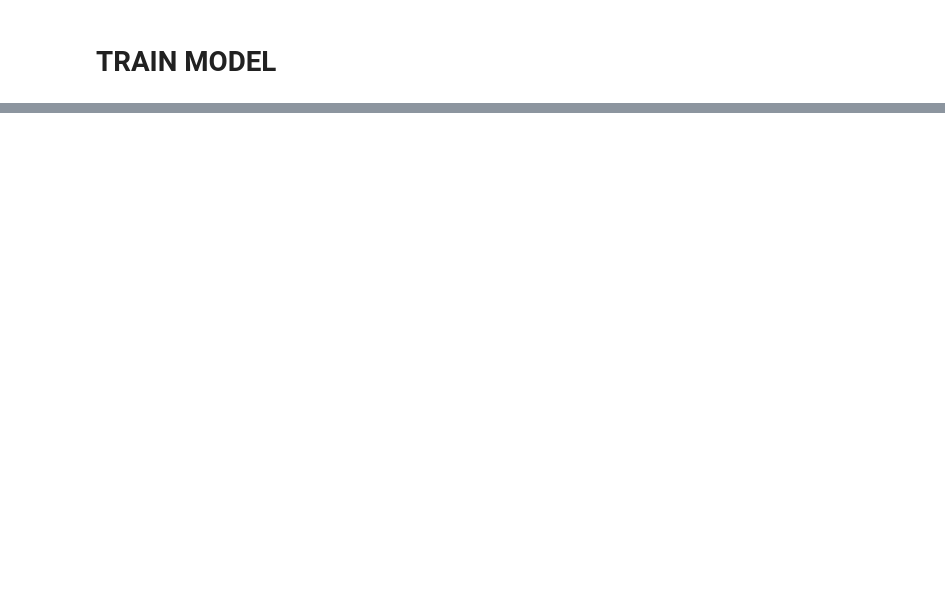
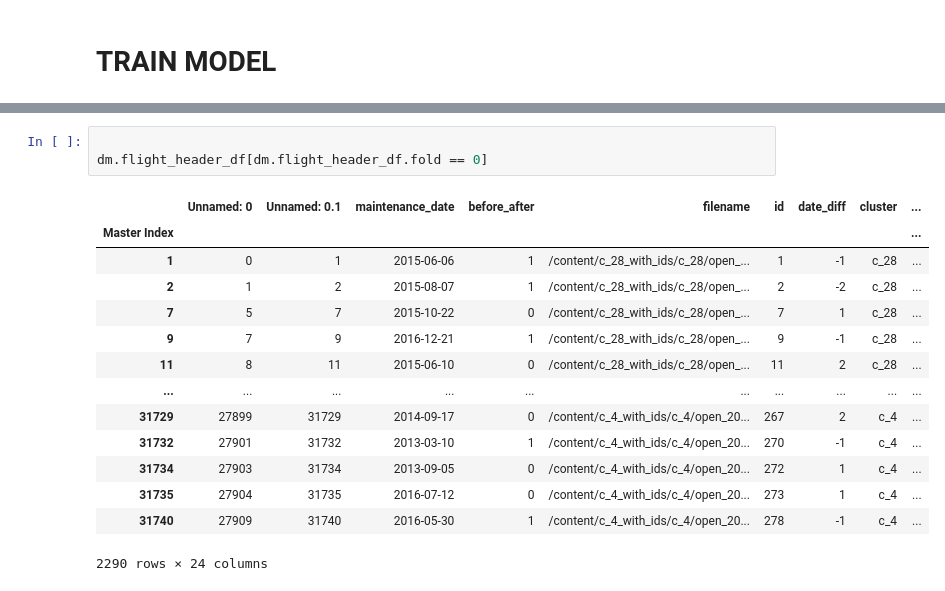
Before and after one commit to hyang0129/NGAFIDDATASET, a Jupyter notebook: NGAFID_DATASET_TF_EXAMPLE.ipynb, the cells around one changed output, grey strips where cells are left out. Saved outputs shown, nothing was run; the diff lists cells and outputs as text; blank space fills up the shorter version.

```diff
--- a/NGAFID_DATASET_TF_EXAMPLE.ipynb
+++ b/NGAFID_DATASET_TF_EXAMPLE.ipynb
@@ -287,0 +775,18 @@ KeyboardInterrupt: ignored
+# %%
+
+dm.flight_header_df[dm.flight_header_df.fold == 0]
+# %% [output]
+|  | Unnamed: 0 | Unnamed: 0.1 | maintenance_date | before_after | filename | id | date_diff | cluster | ... |
+| Master Index |  |  |  |  |  |  |  |  | ... |
+| 1 | 0 | 1 | 2015-06-06 | 1 | /content/c_28_with_ids/c_28/open_... | 1 | -1 | c_28 | ... |
+| 2 | 1 | 2 | 2015-08-07 | 1 | /content/c_28_with_ids/c_28/open_... | 2 | -2 | c_28 | ... |
+| 7 | 5 | 7 | 2015-10-22 | 0 | /content/c_28_with_ids/c_28/open_... | 7 | 1 | c_28 | ... |
+| 9 | 7 | 9 | 2016-12-21 | 1 | /content/c_28_with_ids/c_28/open_... | 9 | -1 | c_28 | ... |
+| 11 | 8 | 11 | 2015-06-10 | 0 | /content/c_28_with_ids/c_28/open_... | 11 | 2 | c_28 | ... |
+| ... | ... | ... | ... | ... | ... | ... | ... | ... | ... |
+| 31729 | 27899 | 31729 | 2014-09-17 | 0 | /content/c_4_with_ids/c_4/open_20... | 267 | 2 | c_4 | ... |
+| 31732 | 27901 | 31732 | 2013-03-10 | 1 | /content/c_4_with_ids/c_4/open_20... | 270 | -1 | c_4 | ... |
+| 31734 | 27903 | 31734 | 2013-09-05 | 0 | /content/c_4_with_ids/c_4/open_20... | 272 | 1 | c_4 | ... |
+| 31735 | 27904 | 31735 | 2016-07-12 | 0 | /content/c_4_with_ids/c_4/open_20... | 273 | 1 | c_4 | ... |
+| 31740 | 27909 | 31740 | 2016-05-30 | 1 | /content/c_4_with_ids/c_4/open_20... | 278 | -1 | c_4 | ... |
+2290 rows × 24 columns
```
Also changed, not shown: parts of 24 cells of this notebook.
